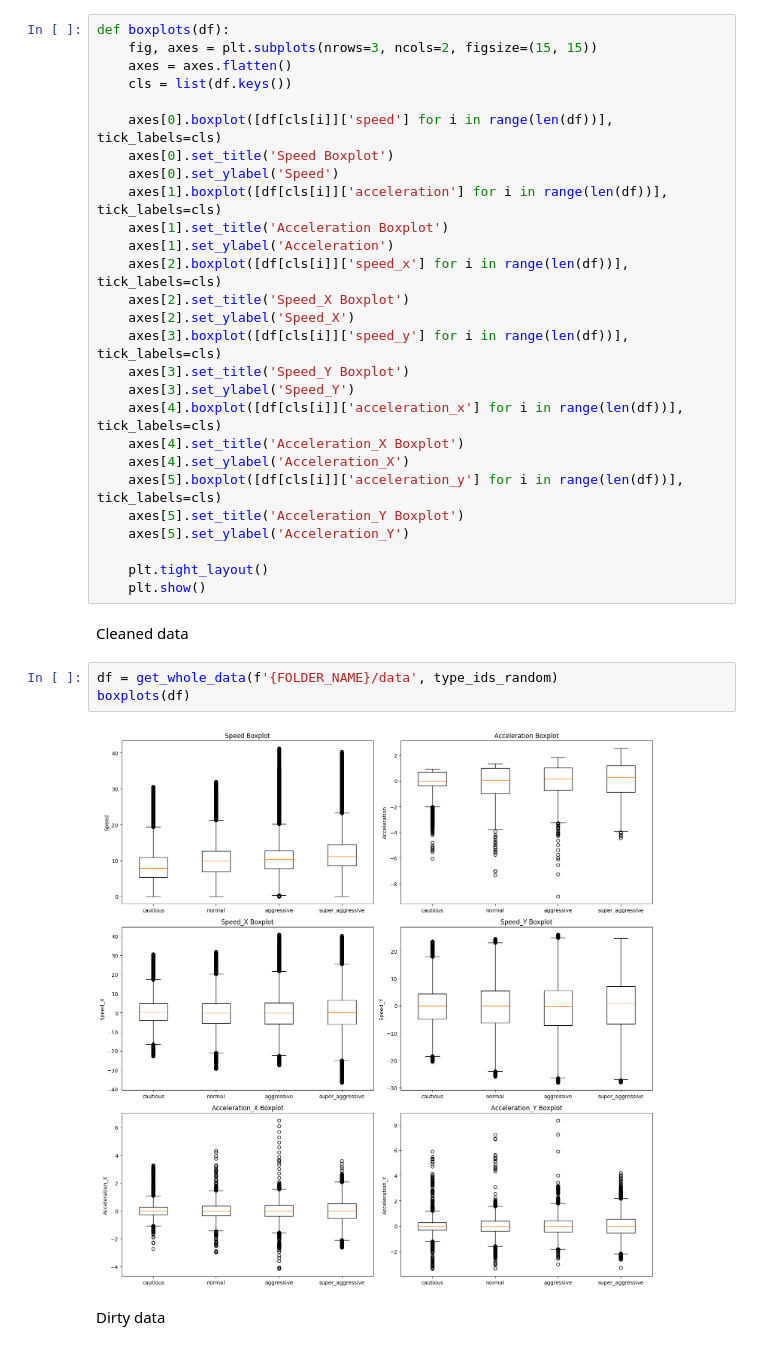
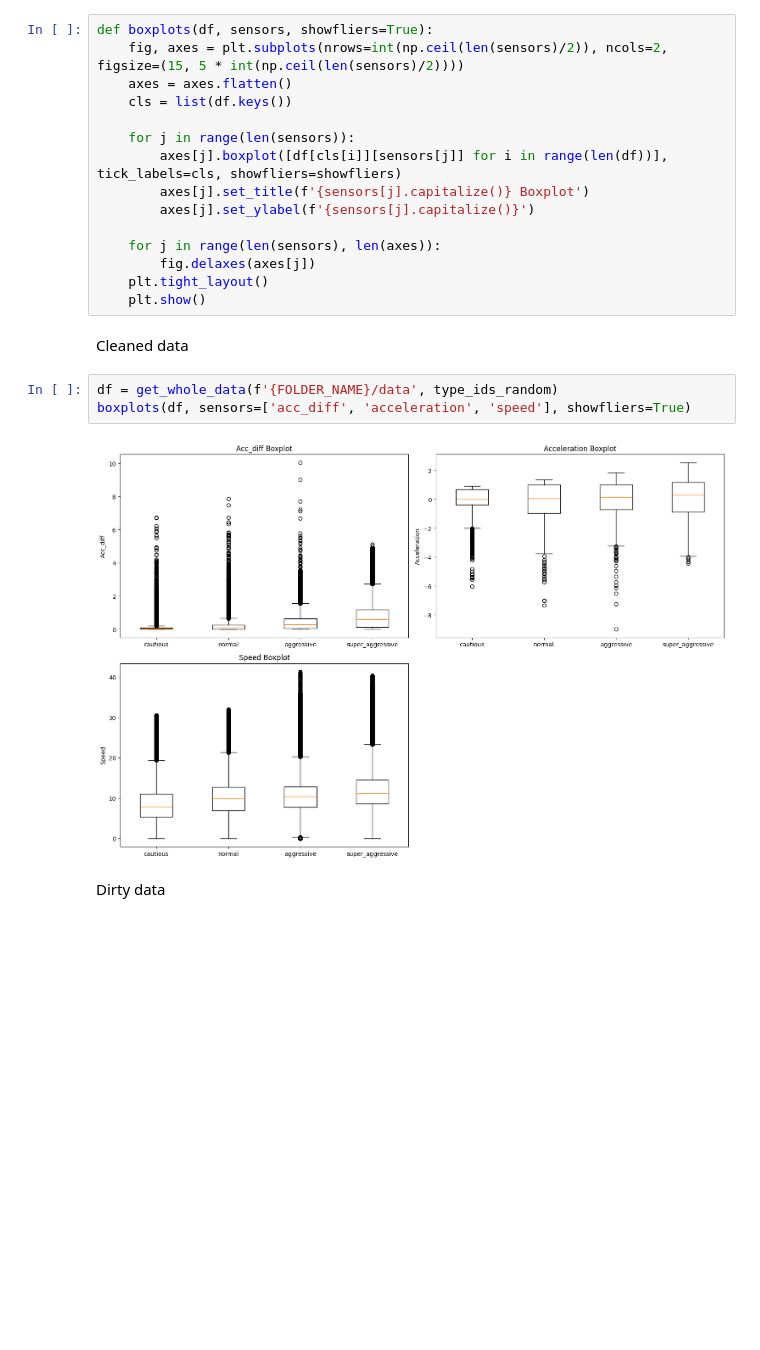
Before and after one commit to H-IAAC/sumo_data_synthesis, a Jupyter notebook: simulationData.ipynb, the cells around one changed output. Cells and saved outputs as stored; diff of their text form; blank space fills up the shorter version.

Commit message:
using acc_diff to help separate the classes

```diff
--- a/simulationData.ipynb
+++ b/simulationData.ipynb
@@ -363,40 +367,28 @@ def get_whole_data(foldername, type_ids_random):
             cls_df = pd.concat([cls_df, df_temp], axis=0)
         df[cls] = cls_df
     return df
-# %%
-def boxplots(df):
-    fig, axes = plt.subplots(nrows=3, ncols=2, figsize=(15, 15))
-    axes = axes.flatten()
-    cls = list(df.keys())
-
-    axes[0].boxplot([df[cls[i]]['speed'] for i in range(len(df))], tick_labels=cls)
-    axes[0].set_title('Speed Boxplot')
-    axes[0].set_ylabel('Speed')
-    axes[1].boxplot([df[cls[i]]['acceleration'] for i in range(len(df))], tick_labels=cls)
-    axes[1].set_title('Acceleration Boxplot')
-    axes[1].set_ylabel('Acceleration')
-    axes[2].boxplot([df[cls[i]]['speed_x'] for i in range(len(df))], tick_labels=cls)
-    axes[2].set_title('Speed_X Boxplot')
-    axes[2].set_ylabel('Speed_X')
-    axes[3].boxplot([df[cls[i]]['speed_y'] for i in range(len(df))], tick_labels=cls)
-    axes[3].set_title('Speed_Y Boxplot')
-    axes[3].set_ylabel('Speed_Y')
-    axes[4].boxplot([df[cls[i]]['acceleration_x'] for i in range(len(df))], tick_labels=cls)
-    axes[4].set_title('Acceleration_X Boxplot')
-    axes[4].set_ylabel('Acceleration_X')
-    axes[5].boxplot([df[cls[i]]['acceleration_y'] for i in range(len(df))], tick_labels=cls)
-    axes[5].set_title('Acceleration_Y Boxplot')
-    axes[5].set_ylabel('Acceleration_Y')
-
-    plt.tight_layout()
-    plt.show()
+# %%
+def boxplots(df, sensors, showfliers=True):
+    fig, axes = plt.subplots(nrows=int(np.ceil(len(sensors)/2)), ncols=2, figsize=(15, 5 * int(np.ceil(len(sensors)/2))))
+    axes = axes.flatten()
+    cls = list(df.keys())
+
+    for j in range(len(sensors)):
+        axes[j].boxplot([df[cls[i]][sensors[j]] for i in range(len(df))], tick_labels=cls, showfliers=showfliers)
+        axes[j].set_title(f'{sensors[j].capitalize()} Boxplot')
+        axes[j].set_ylabel(f'{sensors[j].capitalize()}')
+
+    for j in range(len(sensors), len(axes)):
+        fig.delaxes(axes[j])
+    plt.tight_layout()
+    plt.show()
 # %% [markdown]
 Cleaned data
 # %%
 df = get_whole_data(f'{FOLDER_NAME}/data', type_ids_random)
-boxplots(df)
+boxplots(df, sensors=['acc_diff', 'acceleration', 'speed'], showfliers=True)
 # %% [output]
-[figure, old version]
+[figure, new version]
 # %% [markdown]
 Dirty data
 # %%
```
Also changed, not shown: parts of 6 cells of this notebook.
